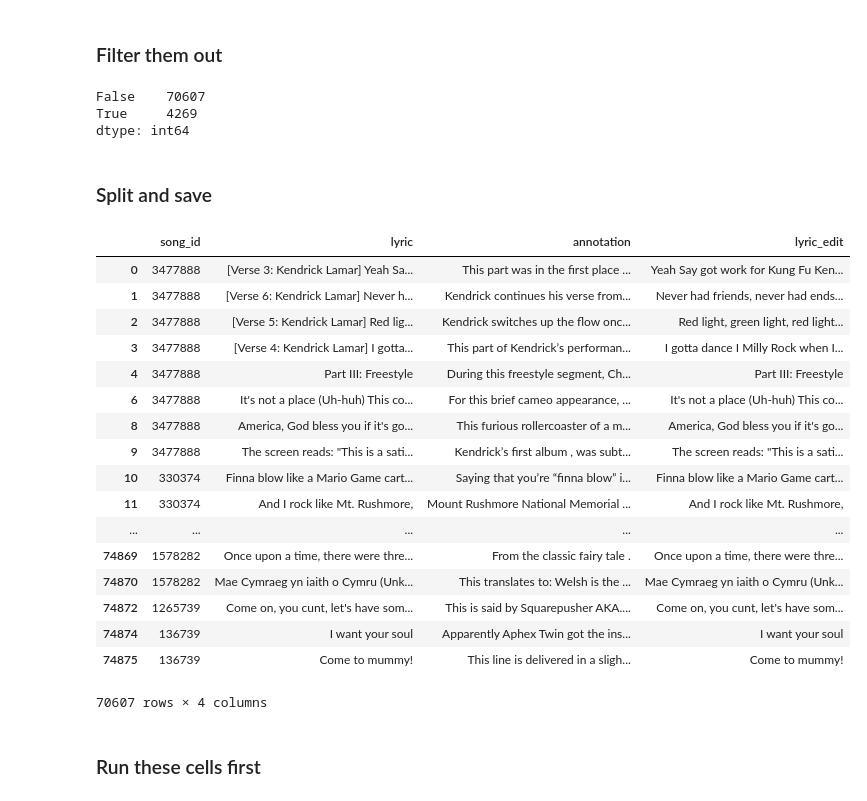
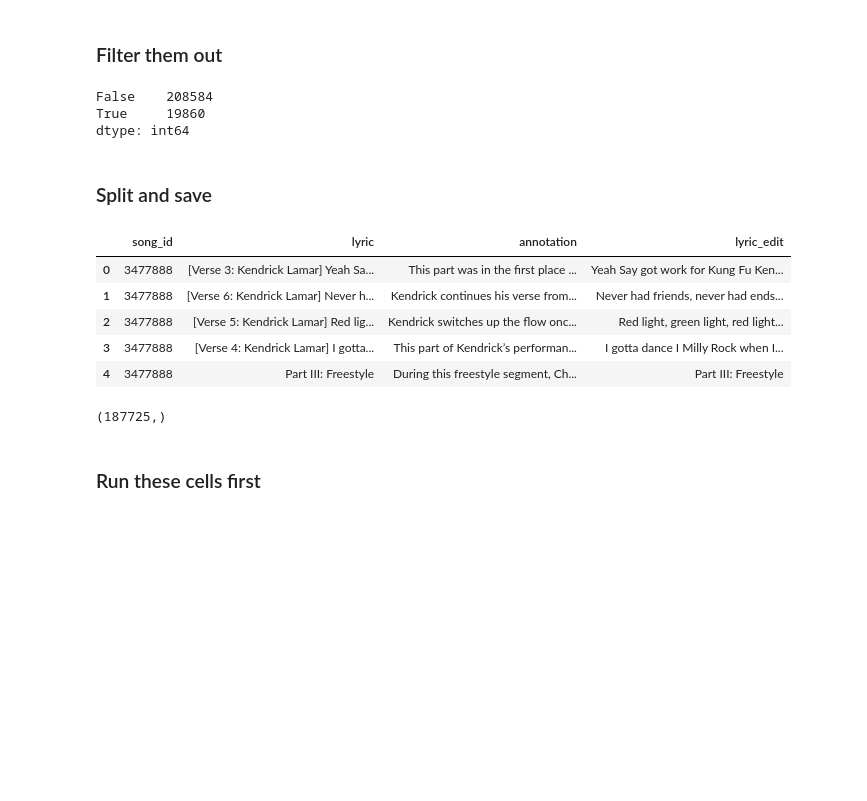
Before and after one commit to adrianpearl/DSGA1012-Automated-Lyric-Annotation, a Jupyter notebook: SplitData.ipynb, the cells around one changed output. Saved outputs shown, nothing was run; the diff lists cells and outputs as text; code cells hidden in the pictures; blank space fills up the shorter version.

```diff
--- a/SplitData.ipynb
+++ b/SplitData.ipynb
@@ -7,7 +7,7 @@ from sklearn.model_selection import train_test_split
 import re
 pd.set_option('display.max_colwidth', 0)
 # %%
-a1 = pd.read_csv('./Data_Collection/annotations.tsv', sep='\t')
-#a2 = pd.read_csv('./Data_Collection/annotations_2.tsv', sep='\t')
-annotations = a1 #pd.concat([a1, a2])
+a1 = pd.read_csv('./Data_Collection/annotations_1.tsv', sep='\t', error_bad_lines=False)
+a2 = pd.read_csv('./Data_Collection/annotations_2.tsv', sep='\t', error_bad_lines=False)
+annotations = pd.concat([a1, a2])
 annotations.lyric = annotations.lyric.apply(lambda x: str(x).replace('\n', ' '))
@@ -148,8 +150,8 @@ empty = annotations.lyric_edit.str.strip().str.len() == 0
 fil = germ | port | chi | jap | turk | toolong | empty
 fil.value_counts()
 # %% [output]
-False    70607
-True     4269
+False    208584
+True     19860
 dtype: int64
 # %%
 annotations = annotations[fil == False]
@@ -160,26 +162,14 @@ annotations = annotations[fil == False]
 annotations.lyric_edit = ' ' + annotations.lyric_edit.astype(str) + ' '
 annotations.annotation = ' ' + annotations.annotation.astype(str) + ' '
 # %%
-annotations
+annotations.head()
 # %% [output]
 |  | song_id | lyric | annotation | lyric_edit |
 | 0 | 3477888 | [Verse 3: Kendrick Lamar] Yeah Sa... | This part was in the first place ... | Yeah Say got work for Kung Fu Ken... |
 | 1 | 3477888 | [Verse 6: Kendrick Lamar] Never h... | Kendrick continues his verse from... | Never had friends, never had ends... |
 | 2 | 3477888 | [Verse 5: Kendrick Lamar] Red lig... | Kendrick switches up the flow onc... | Red light, green light, red light... |
 | 3 | 3477888 | [Verse 4: Kendrick Lamar] I gotta... | This part of Kendrick’s performan... | I gotta dance I Milly Rock when I... |
 | 4 | 3477888 | Part III: Freestyle | During this freestyle segment, Ch... | Part III: Freestyle |
-| 6 | 3477888 | It's not a place (Uh-huh) This co... | For this brief cameo appearance, ... | It's not a place (Uh-huh) This co... |
-| 8 | 3477888 | America, God bless you if it's go... | This furious rollercoaster of a m... | America, God bless you if it's go... |
-| 9 | 3477888 | The screen reads: "This is a sati... | Kendrick’s first album , was subt... | The screen reads: "This is a sati... |
-| 10 | 330374 | Finna blow like a Mario Game cart... | Saying that you’re “finna blow” i... | Finna blow like a Mario Game cart... |
-| 11 | 330374 | And I rock like Mt. Rushmore, | Mount Rushmore National Memorial ... | And I rock like Mt. Rushmore, |
-| ... | ... | ... | ... | ... |
-| 74869 | 1578282 | Once upon a time, there were thre... | From the classic fairy tale . | Once upon a time, there were thre... |
-| 74870 | 1578282 | Mae Cymraeg yn iaith o Cymru (Unk... | This translates to: Welsh is the ... | Mae Cymraeg yn iaith o Cymru (Unk... |
-| 74872 | 1265739 | Come on, you cunt, let's have som... | This is said by Squarepusher AKA.... | Come on, you cunt, let's have som... |
-| 74874 | 136739 | I want your soul | Apparently Aphex Twin got the ins... | I want your soul |
-| 74875 | 136739 | Come to mummy! | This line is delivered in a sligh... | Come to mummy! |
-70607 rows × 4 columns
 # %%
 lyric_train, lyric_val, y_train, y_val = train_test_split(annotations.lyric_edit, annotations.annotation, test_size=0.1)
 # %%
@@ -190,3 +180,7 @@ y_val.to_csv('./Data_Collection/data_med/tgt-val.txt', header=None, index=None,
+# %%
+y_train.shape
+# %% [output]
+(187725,)
 # %% [markdown]
 ### Run these cells first
 # %%
```
Also changed, not shown: parts of 9 cells of this notebook.
